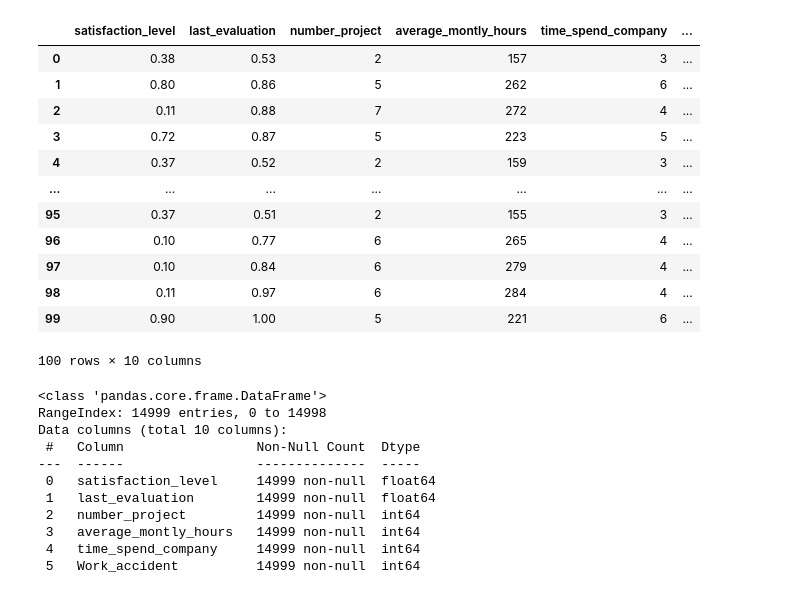
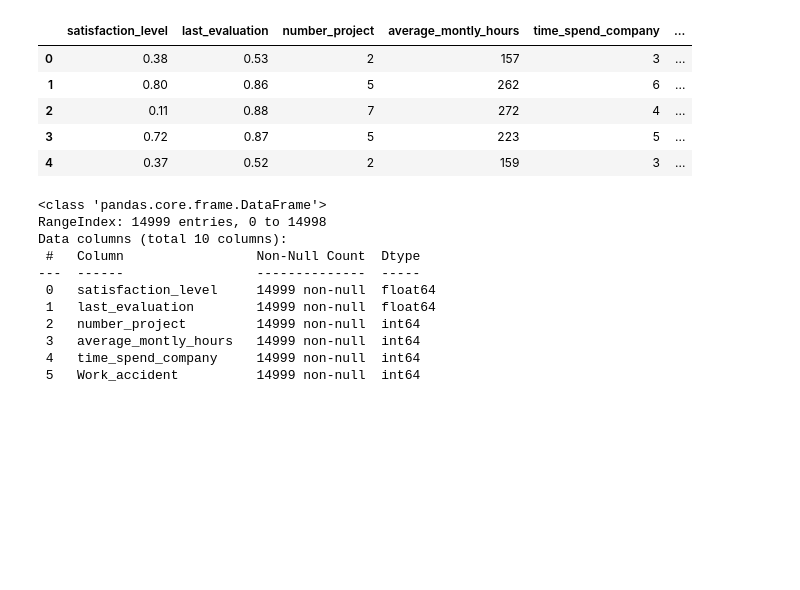
Before and after one commit to vlasova-us/Python_public, a Jupyter notebook: Итоговое_задание.ipynb, the cells around one changed output. Drawn from its saved outputs; the diff is of its cells as text; code cells hidden in the pictures; blank space fills up the shorter version.

```diff
--- a/Итоговое_задание.ipynb
+++ b/Итоговое_задание.ipynb
@@ -48,21 +49,14 @@ from scipy import stats
 from sklearn.cluster import KMeans
 # %%
 data = pd.read_csv ('/content/drive/MyDrive/Data/HR.csv', sep = ',')
-data.head(100)
+data.head()
 # %% [output]
 |  | satisfaction_level | last_evaluation | number_project | average_montly_hours | time_spend_company | ... |
 | 0 | 0.38 | 0.53 | 2 | 157 | 3 | ... |
 | 1 | 0.80 | 0.86 | 5 | 262 | 6 | ... |
 | 2 | 0.11 | 0.88 | 7 | 272 | 4 | ... |
 | 3 | 0.72 | 0.87 | 5 | 223 | 5 | ... |
 | 4 | 0.37 | 0.52 | 2 | 159 | 3 | ... |
-| ... | ... | ... | ... | ... | ... | ... |
-| 95 | 0.37 | 0.51 | 2 | 155 | 3 | ... |
-| 96 | 0.10 | 0.77 | 6 | 265 | 4 | ... |
-| 97 | 0.10 | 0.84 | 6 | 279 | 4 | ... |
-| 98 | 0.11 | 0.97 | 6 | 284 | 4 | ... |
-| 99 | 0.90 | 1.00 | 5 | 221 | 6 | ... |
-100 rows × 10 columns
 # %%
 # Проверка типа данных в df
 data.info()
```
Also changed, not shown: parts of 2 cells of this notebook.
